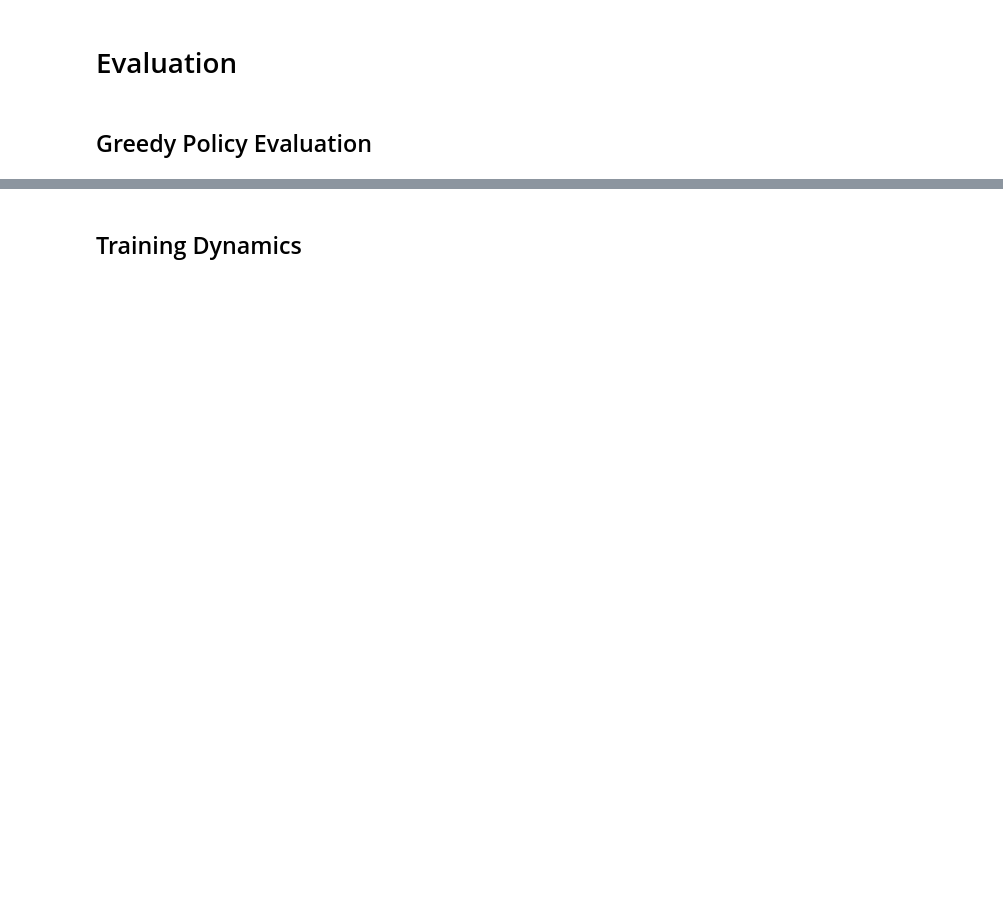
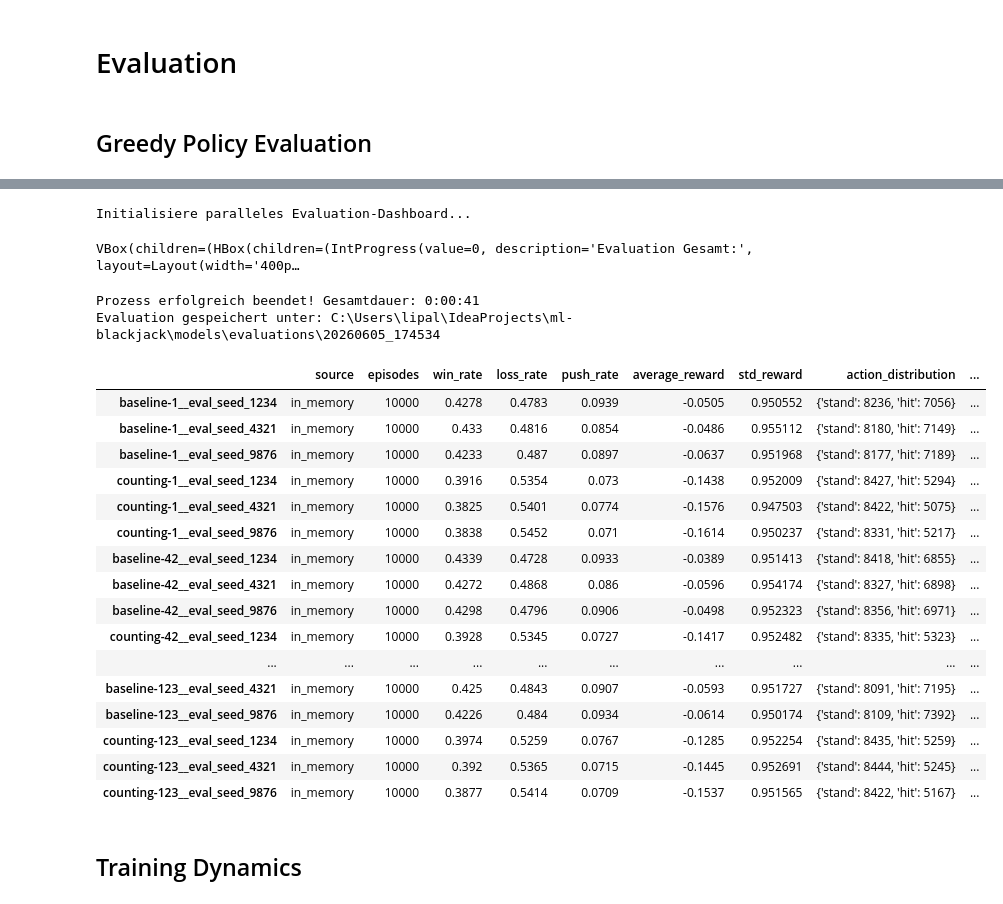
Before and after one commit to Tom-N-M/ml-blackjack, a Jupyter notebook: notebooks/01_experiment.ipynb, the cells around one changed output, grey strips where cells are left out. Saved outputs shown, nothing was run; the diff lists cells and outputs as text; code cells hidden in the pictures; blank space fills up the shorter version.

```diff
--- a/notebooks/01_experiment.ipynb
+++ b/notebooks/01_experiment.ipynb
@@ -332,48 +357,94 @@ def selected_eval_agent(agent_name: str):
     return eval_agent, label
 
 
+def eval_task_name(agent_name: str, eval_seed: int) -> str:
+    return f"{agent_name}__eval_seed_{eval_seed}"
+
+
+def split_eval_task_name(task_name: str) -> tuple[str, int]:
+    agent_name, eval_seed = task_name.rsplit("__eval_seed_", 1)
+    return agent_name, int(eval_seed)
+
+
 # =========================================================================
 # 2. HAUPTPROZESS (Aufgaben vorbereiten und Runner starten)
 # =========================================================================
 if __name__ == "__main__":
     tasks = []
+    agent_names = []
 
     # Modelle laden / vorbereiten
     for name in agents:
         eval_agent, source_label = selected_eval_agent(name)
         agent_type, _ = split_agent_name(name)
 
         # Bestimme die richtige Encoder-Funktion direkt hier im Hauptthread
         encoder_func = baseline_state_key if agent_type == "baseline" else counting_state_key
 
-        # Genau 6 Argumente übergeben. Das 'progress_dict' wird vom Dashboard-Runner
-        # automatisch als 7. Argument angehängt, was exakt zur Signatur passt!
-        tasks.append((
-            name,
-            eval_agent.q_values,
-            encoder_func,
-            source_label,
-            EVAL_EPISODES,
-            EVAL_SEED
-        ))
+        for eval_seed in EVAL_SEEDS:
+            task_name = eval_task_name(name, eval_seed)
+            agent_names.append(task_name)
+            tasks.append((
+                task_name,
+                eval_agent.q_values,
+                encoder_func,
+                source_label,
+                EVAL_EPISODES,
+                eval_seed,
+            ))
 
     # Den generischen Dashboard-Runner aufrufen
     results = run_parallel_with_dashboard(
         worker_func=evaluate_single_agent_parallel,
         base_tasks=tasks,
-        agent_names=list(agents.keys()),
+        agent_names=agent_names,
         max_value_per_agent=EVAL_EPISODES,
         title="Evaluation"
     )
 
     # Ergebnisse aus dem Pool wieder einsammeln
     greedy_eval_results = {}
-    for name, metrics in results:
-        greedy_eval_results[name] = metrics
+    for task_name, metrics in results:
+        agent_name, eval_seed = split_eval_task_name(task_name)
+        agent_type, train_seed = split_agent_name(agent_name)
+        metrics.update({
+            "agent_name": agent_name,
+            "agent_type": agent_type,
+            "train_seed": train_seed,
+            "eval_seed": eval_seed,
+        })
+        greedy_eval_results[task_name] = metrics
 
-    # DataFrame bauen und anzeigen
+    # DataFrame bauen, speichern und anzeigen
     greedy_eval_df = pd.DataFrame(greedy_eval_results).T
+    EVALUATION_DIR = MODEL_DIR / "evaluations" / RUN_ID
+    EVALUATION_DIR.mkdir(parents=True, exist_ok=True)
+    greedy_eval_df.to_csv(EVALUATION_DIR / "greedy_metrics.csv", index_label="eval_run")
+    greedy_eval_df.to_json(EVALUATION_DIR / "greedy_metrics.json", orient="index", indent=2)
+    print(f"Evaluation gespeichert unter: {EVALUATION_DIR}")
     display(greedy_eval_df)
+# %% [output]
+Initialisiere paralleles Evaluation-Dashboard...
+VBox(children=(HBox(children=(IntProgress(value=0, description='Evaluation Gesamt:', layout=Layout(width='400p…
+Prozess erfolgreich beendet! Gesamtdauer: 0:00:41
+Evaluation gespeichert unter: C:\Users\lipal\IdeaProjects\ml-blackjack\models\evaluations\20260605_174534
+|  | source | episodes | win_rate | loss_rate | push_rate | average_reward | std_reward | action_distribution | ... |
+| baseline-1__eval_seed_1234 | in_memory | 10000 | 0.4278 | 0.4783 | 0.0939 | -0.0505 | 0.950552 | {'stand': 8236, 'hit': 7056} | ... |
+| baseline-1__eval_seed_4321 | in_memory | 10000 | 0.433 | 0.4816 | 0.0854 | -0.0486 | 0.955112 | {'stand': 8180, 'hit': 7149} | ... |
+| baseline-1__eval_seed_9876 | in_memory | 10000 | 0.4233 | 0.487 | 0.0897 | -0.0637 | 0.951968 | {'stand': 8177, 'hit': 7189} | ... |
+| counting-1__eval_seed_1234 | in_memory | 10000 | 0.3916 | 0.5354 | 0.073 | -0.1438 | 0.952009 | {'stand': 8427, 'hit': 5294} | ... |
+| counting-1__eval_seed_4321 | in_memory | 10000 | 0.3825 | 0.5401 | 0.0774 | -0.1576 | 0.947503 | {'stand': 8422, 'hit': 5075} | ... |
+| counting-1__eval_seed_9876 | in_memory | 10000 | 0.3838 | 0.5452 | 0.071 | -0.1614 | 0.950237 | {'stand': 8331, 'hit': 5217} | ... |
+| baseline-42__eval_seed_1234 | in_memory | 10000 | 0.4339 | 0.4728 | 0.0933 | -0.0389 | 0.951413 | {'stand': 8418, 'hit': 6855} | ... |
+| baseline-42__eval_seed_4321 | in_memory | 10000 | 0.4272 | 0.4868 | 0.086 | -0.0596 | 0.954174 | {'stand': 8327, 'hit': 6898} | ... |
+| baseline-42__eval_seed_9876 | in_memory | 10000 | 0.4298 | 0.4796 | 0.0906 | -0.0498 | 0.952323 | {'stand': 8356, 'hit': 6971} | ... |
+| counting-42__eval_seed_1234 | in_memory | 10000 | 0.3928 | 0.5345 | 0.0727 | -0.1417 | 0.952482 | {'stand': 8335, 'hit': 5323} | ... |
+| ... | ... | ... | ... | ... | ... | ... | ... | ... | ... |
+| baseline-123__eval_seed_4321 | in_memory | 10000 | 0.425 | 0.4843 | 0.0907 | -0.0593 | 0.951727 | {'stand': 8091, 'hit': 7195} | ... |
+| baseline-123__eval_seed_9876 | in_memory | 10000 | 0.4226 | 0.484 | 0.0934 | -0.0614 | 0.950174 | {'stand': 8109, 'hit': 7392} | ... |
+| counting-123__eval_seed_1234 | in_memory | 10000 | 0.3974 | 0.5259 | 0.0767 | -0.1285 | 0.952254 | {'stand': 8435, 'hit': 5259} | ... |
+| counting-123__eval_seed_4321 | in_memory | 10000 | 0.392 | 0.5365 | 0.0715 | -0.1445 | 0.952691 | {'stand': 8444, 'hit': 5245} | ... |
+| counting-123__eval_seed_9876 | in_memory | 10000 | 0.3877 | 0.5414 | 0.0709 | -0.1537 | 0.951565 | {'stand': 8422, 'hit': 5167} | ... |
 # %% [markdown]
 ## Training Dynamics
 # %%
```
Also changed, not shown: parts of 8 cells of this notebook.
